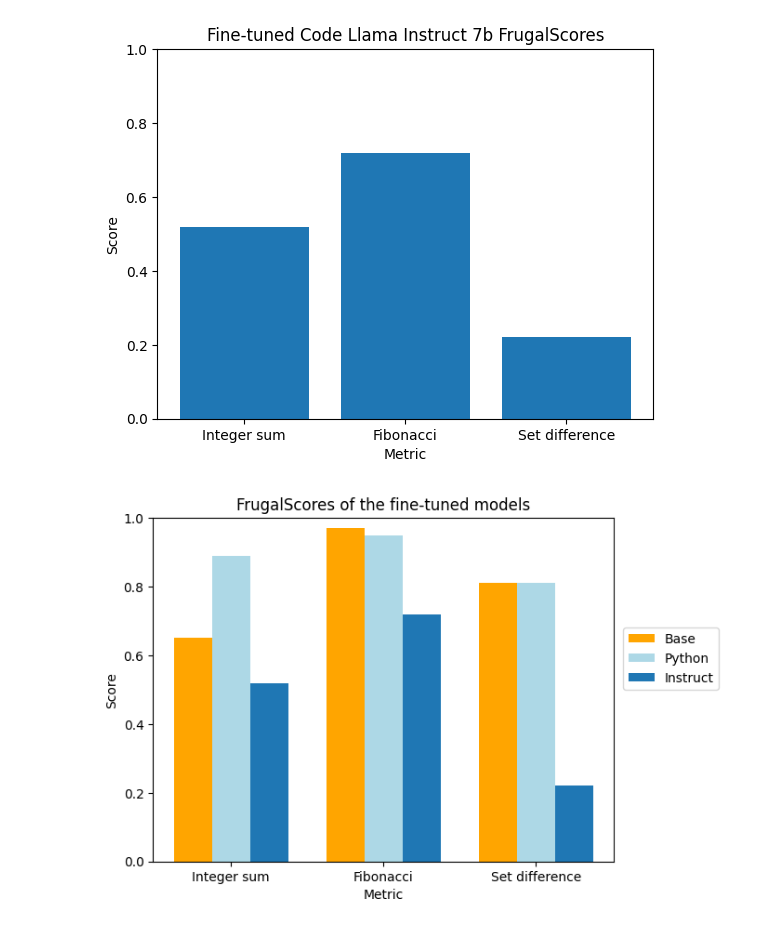
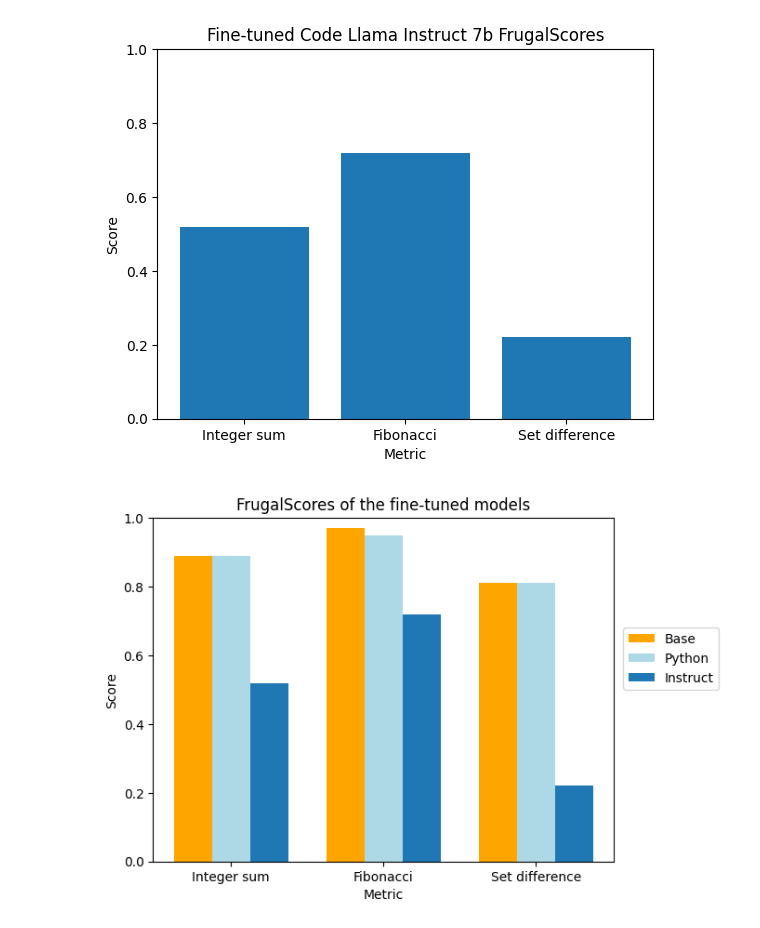
Before and after one commit to annaluizacaraciolo/fine_tuning_for_mojo_gen, a Jupyter notebook: MetricsPlots.ipynb, the cells around one changed output. Drawn from its saved outputs; the diff is of its cells as text; code cells hidden in the pictures.

```diff
--- a/MetricsPlots.ipynb
+++ b/MetricsPlots.ipynb
@@ -120,28 +120,28 @@ plt.show()
 [figure]
 # %%
 x = ["Integer sum", "Fibonacci", "Set difference"]
-y_base = [0.65, 0.97, 0.81]
+y_base = [0.89, 0.97, 0.81]
 y_python = [0.89, 0.95, 0.81]
 y_instruct = [0.52, 0.72, 0.22]
 
 label_locations = np.arange(3)
 width = 0.25
 fig, ax = plt.subplots()
 
 code_llama = ax.bar(label_locations - width, y_base, width, label='Base', color='orange')
 code_llama_python = ax.bar(label_locations, y_python, width, label='Python', color='lightblue')
 code_llama_instruct = ax.bar(label_locations + width, y_instruct, width, label='Instruct')
 
 ax.legend([code_llama, code_llama_python, code_llama_instruct], ['Base', 'Python', 'Instruct'])
 
 ax.set_xticks(label_locations)
 ax.set_xticklabels(x)
 
 plt.ylim(0.0, 1.0)
 plt.xlabel("Metric")
 plt.ylabel("Score")
 plt.legend(loc=(1.02, 0.5))
 plt.title("FrugalScores of the fine-tuned models")
 plt.show()
 # %% [output]
-[figure, old version]
+[figure, new version]
```
Also changed, not shown: parts of 3 cells of this notebook, 1 other file.
